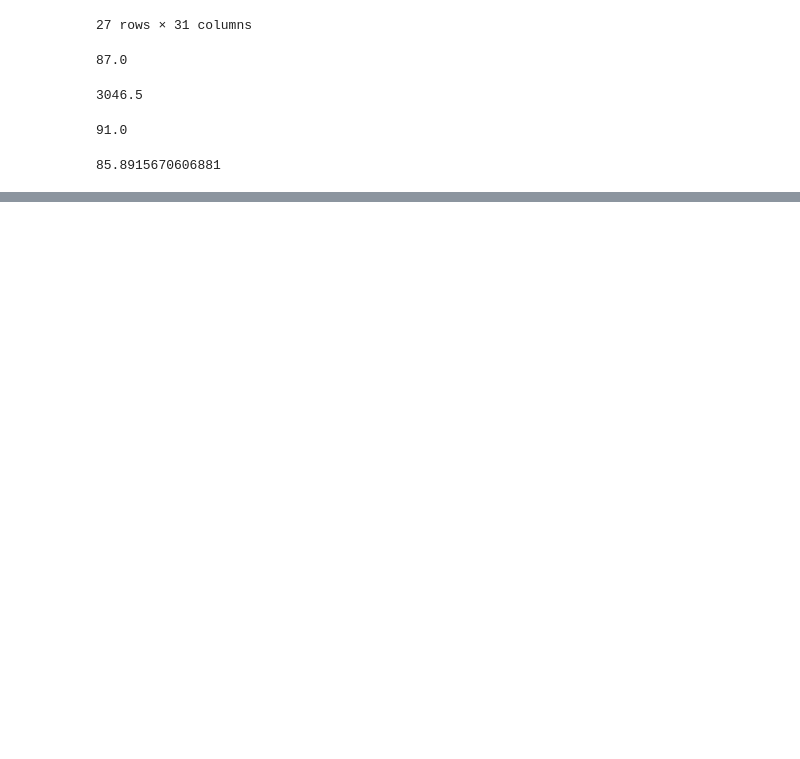
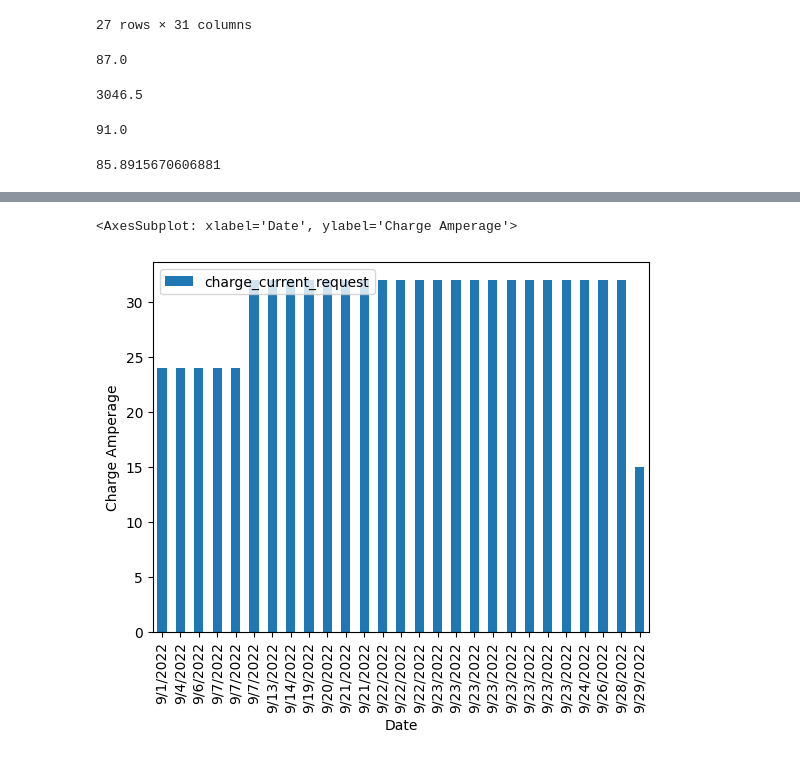
Before and after one commit to kyhokie/data_1_project, a Jupyter notebook: Tesla_Data.ipynb, the cells around one changed output, grey strips where cells are left out. Cells and saved outputs as stored; diff of their text form; code cells hidden in the pictures; blank space fills up the shorter version.

```diff
--- a/Tesla_Data.ipynb
+++ b/Tesla_Data.ipynb
@@ -213,0 +148,6 @@ clean_Tesla.plot(x="battery_range", y="charge_limit_soc", kind="bar")
+# %%
+#Plot showing Amperage of charge by date
+clean_Tesla.plot(x="Date", y="charge_current_request", kind="bar", ylabel="Charge Amperage")
+# %% [output]
+<AxesSubplot: xlabel='Date', ylabel='Charge Amperage'>
+[figure, added]
```
Also changed, not shown: parts of 17 cells of this notebook.
